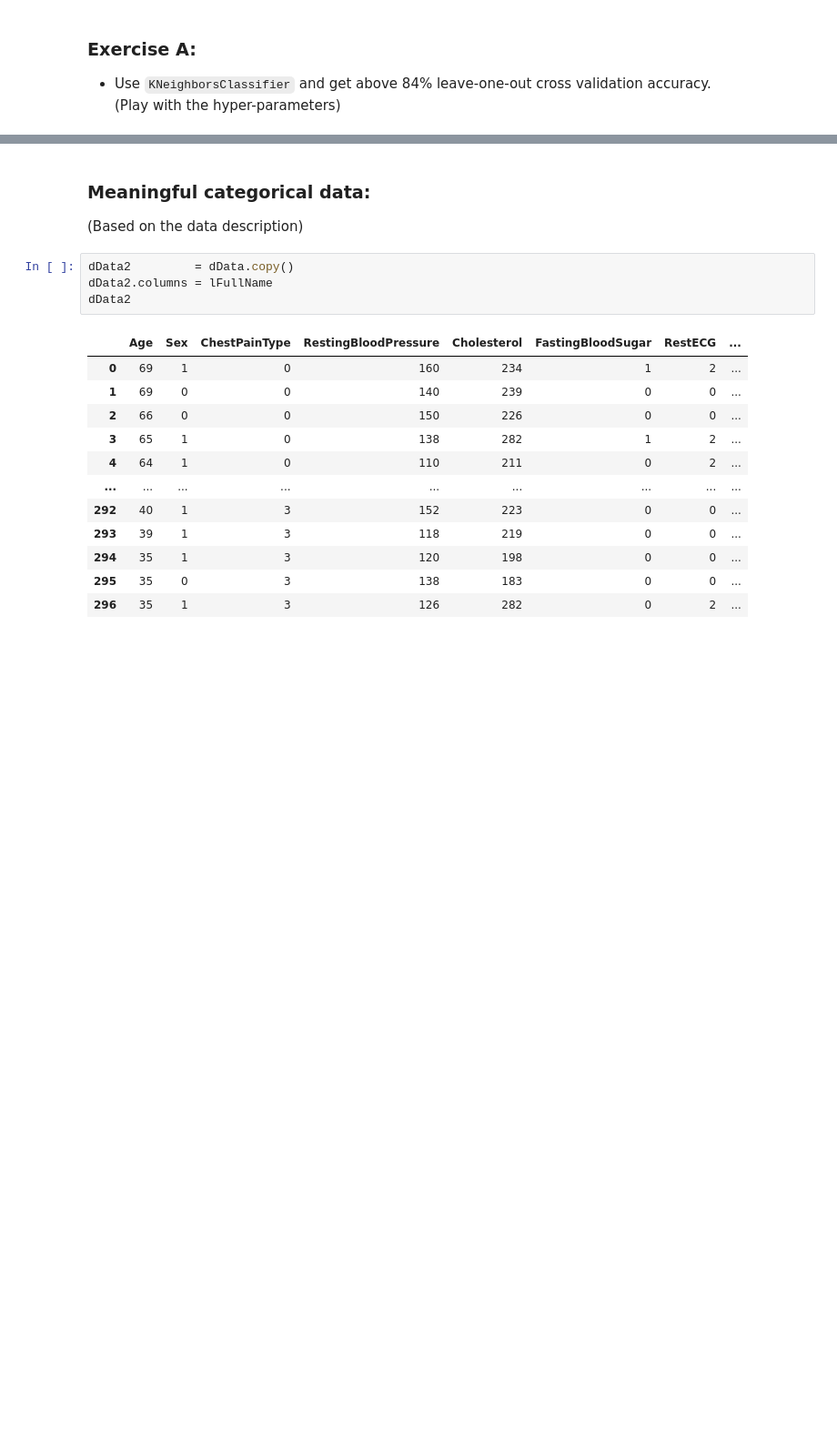
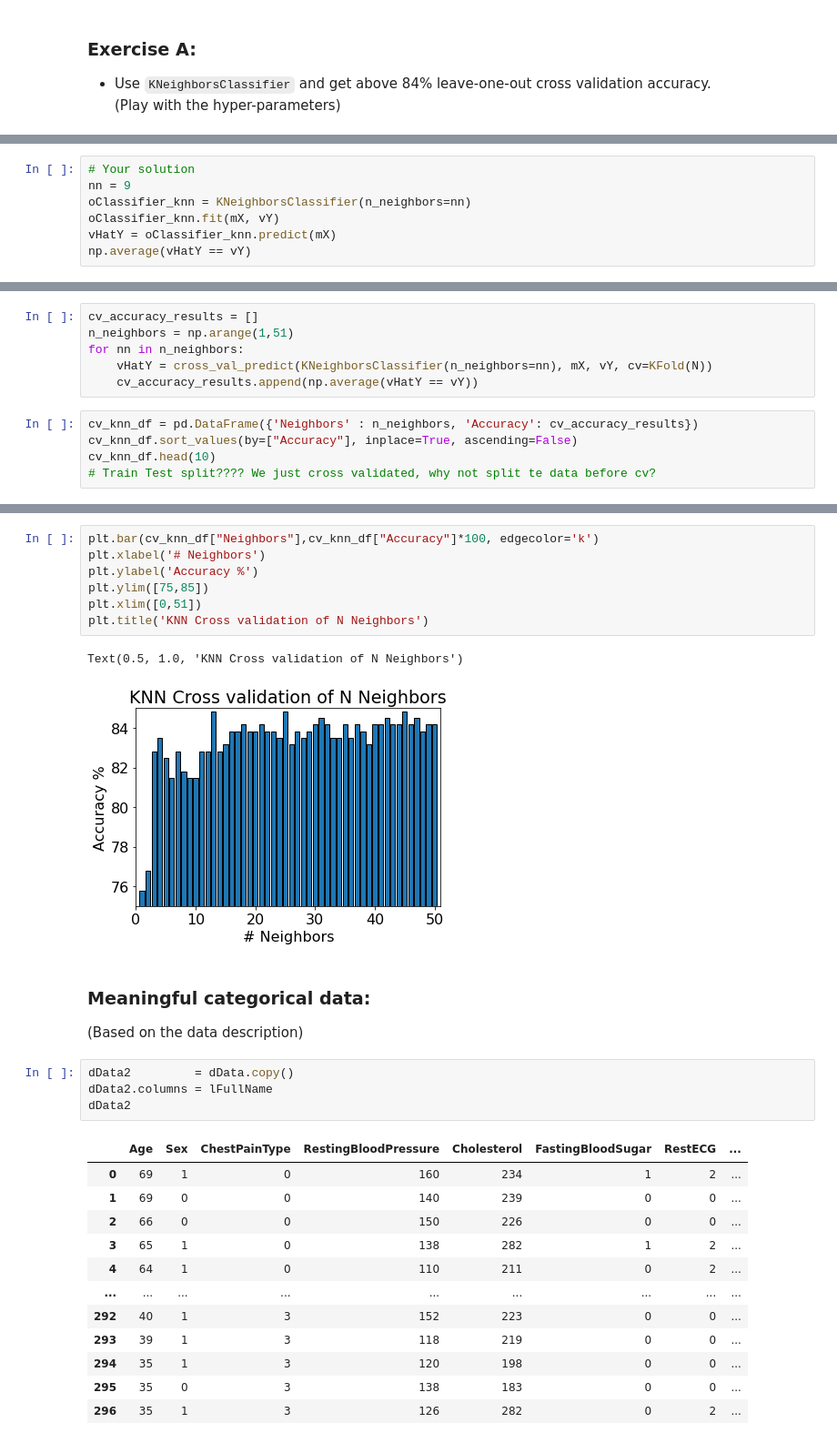
Before and after one commit to jony6484/ml_course_ex3, a Jupyter notebook: Exercise03_Classification.ipynb, the cells around one changed output, grey strips where cells are left out. Shown at 91% size. Cells and saved outputs as stored; diff of their text form; blank space fills up the shorter version.

```diff
--- a/Exercise03_Classification.ipynb
+++ b/Exercise03_Classification.ipynb
@@ -130,0 +142,7 @@ Object `?` not found.
+# %%
+# Your solution
+nn = 9
+oClassifier_knn = KNeighborsClassifier(n_neighbors=nn)
+oClassifier_knn.fit(mX, vY)
+vHatY = oClassifier_knn.predict(mX)
+np.average(vHatY == vY)
@@ -130,0 +151,11 @@ Object `?` not found.
+# %%
+cv_accuracy_results = []
+n_neighbors = np.arange(1,51)
+for nn in n_neighbors:
+    vHatY = cross_val_predict(KNeighborsClassifier(n_neighbors=nn), mX, vY, cv=KFold(N))
+    cv_accuracy_results.append(np.average(vHatY == vY))
+# %%
+cv_knn_df = pd.DataFrame({'Neighbors' : n_neighbors, 'Accuracy': cv_accuracy_results})
+cv_knn_df.sort_values(by=["Accuracy"], inplace=True, ascending=False)
+cv_knn_df.head(10)
+# Train Test split???? We just cross validated, why not split te data before cv?
@@ -131,3 +174,13 @@ Object `?` not found.
+# %%
+plt.bar(cv_knn_df["Neighbors"],cv_knn_df["Accuracy"]*100, edgecolor='k')
+plt.xlabel('# Neighbors')
+plt.ylabel('Accuracy %')
+plt.ylim([75,85])
+plt.xlim([0,51])
+plt.title('KNN Cross validation of N Neighbors')
+# %% [output]
+Text(0.5, 1.0, 'KNN Cross validation of N Neighbors')
+[figure, added]
 # %% [markdown]
 ### Meaningful categorical data:
 (Based on the data description)
```
Also changed, not shown: parts of 6 cells of this notebook.
